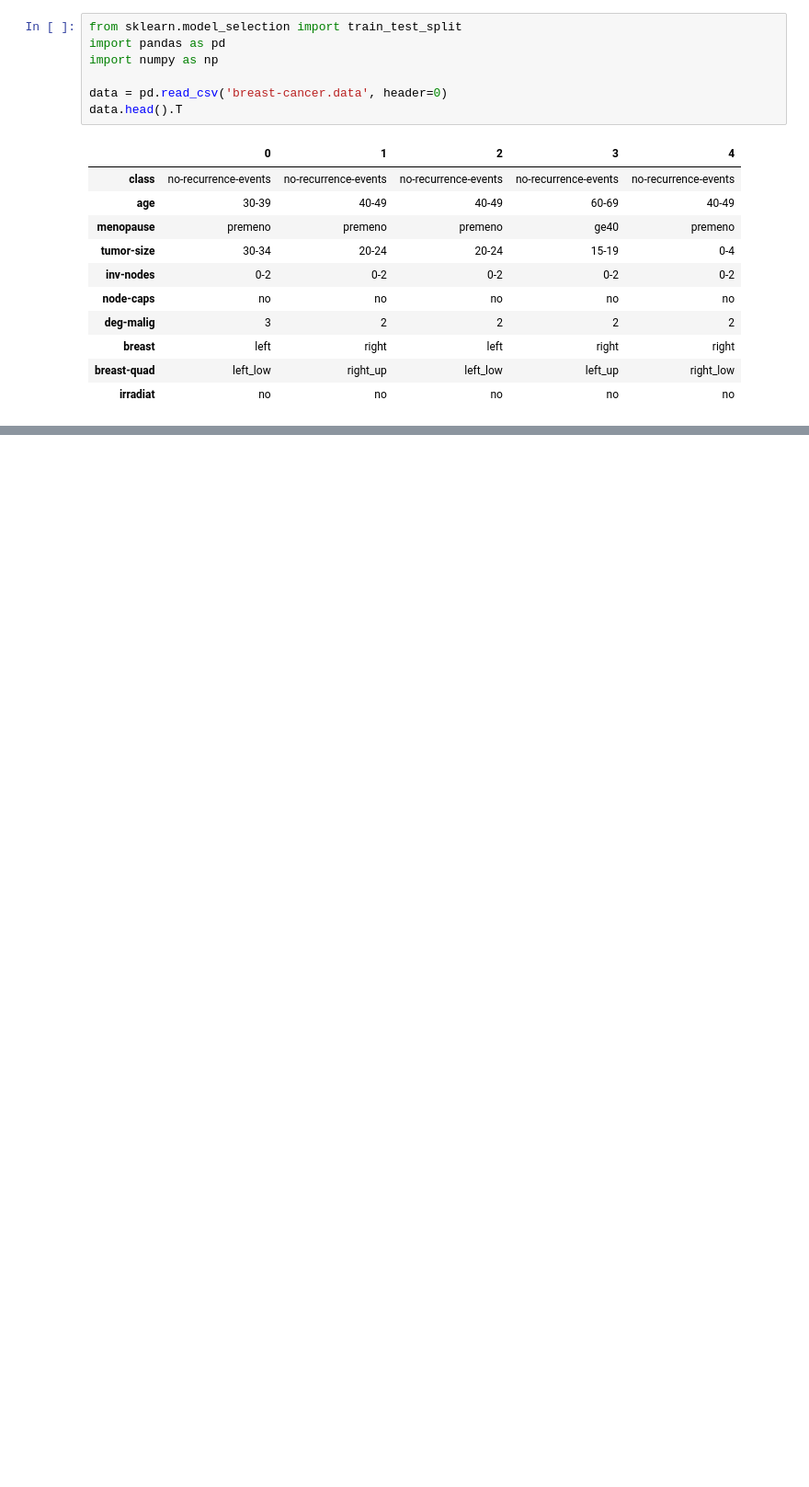
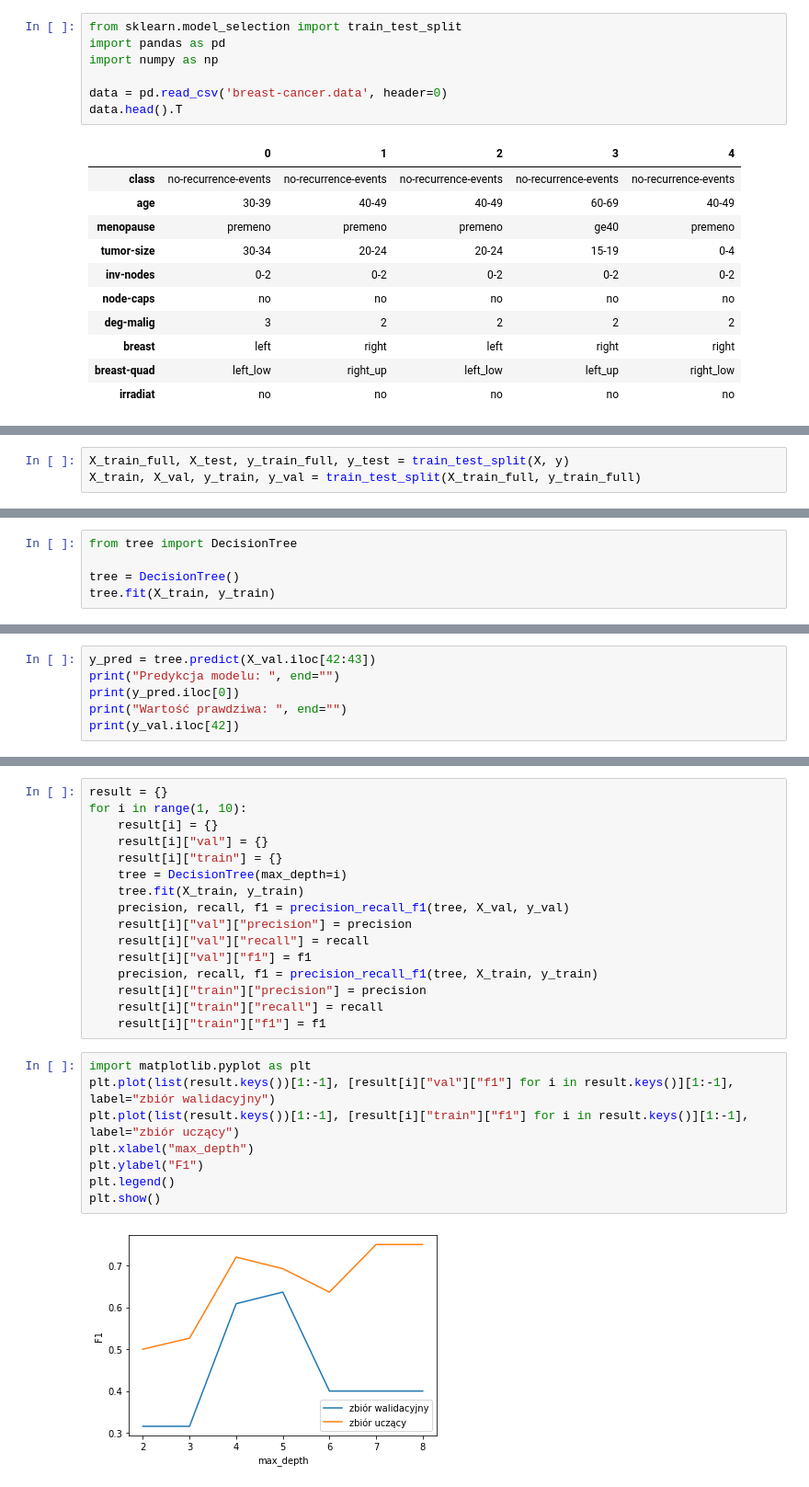
Before and after one commit to tototmek/WSI, a Jupyter notebook: Zadanie4.ipynb, the cells around one changed output, grey strips where cells are left out. Shown at 92% size. Drawn from its saved outputs; the diff is of its cells as text; blank space fills up the shorter version.

```diff
--- a/Zadanie4.ipynb
+++ b/Zadanie4.ipynb
@@ -28,0 +46,3 @@ X_train, X_valid, y_train, y_valid = train_test_split(X_train_full, y_train_full
+# %%
+X_train_full, X_test, y_train_full, y_test = train_test_split(X, y)
+X_train, X_val, y_train, y_val = train_test_split(X_train_full, y_train_full)
@@ -37,0 +67,5 @@ Rozmiar zbioru testowego:        72
+# %%
+from tree import DecisionTree
+
+tree = DecisionTree()
+tree.fit(X_train, y_train)
@@ -37,0 +74,6 @@ Rozmiar zbioru testowego:        72
+# %%
+y_pred = tree.predict(X_val.iloc[42:43])
+print("Predykcja modelu: ", end="")
+print(y_pred.iloc[0])
+print("Wartość prawdziwa: ", end="")
+print(y_val.iloc[42])
@@ -37,0 +181,26 @@ Rozmiar zbioru testowego:        72
+# %%
+result = {}
+for i in range(1, 10):
+    result[i] = {}
+    result[i]["val"] = {}
+    result[i]["train"] = {}
+    tree = DecisionTree(max_depth=i)
+    tree.fit(X_train, y_train)
+    precision, recall, f1 = precision_recall_f1(tree, X_val, y_val)
+    result[i]["val"]["precision"] = precision
+    result[i]["val"]["recall"] = recall
+    result[i]["val"]["f1"] = f1
+    precision, recall, f1 = precision_recall_f1(tree, X_train, y_train)
+    result[i]["train"]["precision"] = precision
+    result[i]["train"]["recall"] = recall
+    result[i]["train"]["f1"] = f1
+# %%
+import matplotlib.pyplot as plt
+plt.plot(list(result.keys())[1:-1], [result[i]["val"]["f1"] for i in result.keys()][1:-1], label="zbiór walidacyjny")
+plt.plot(list(result.keys())[1:-1], [result[i]["train"]["f1"] for i in result.keys()][1:-1], label="zbiór uczący")
+plt.xlabel("max_depth")
+plt.ylabel("F1")
+plt.legend()
+plt.show()
+# %% [output]
+[figure, added]
```
Also changed, not shown: parts of 43 cells of this notebook, 1 other file.
